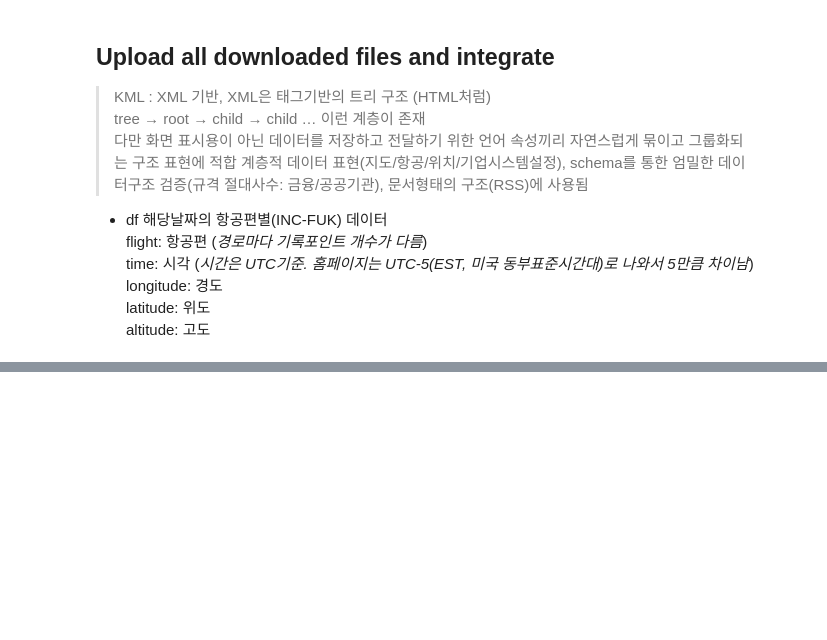
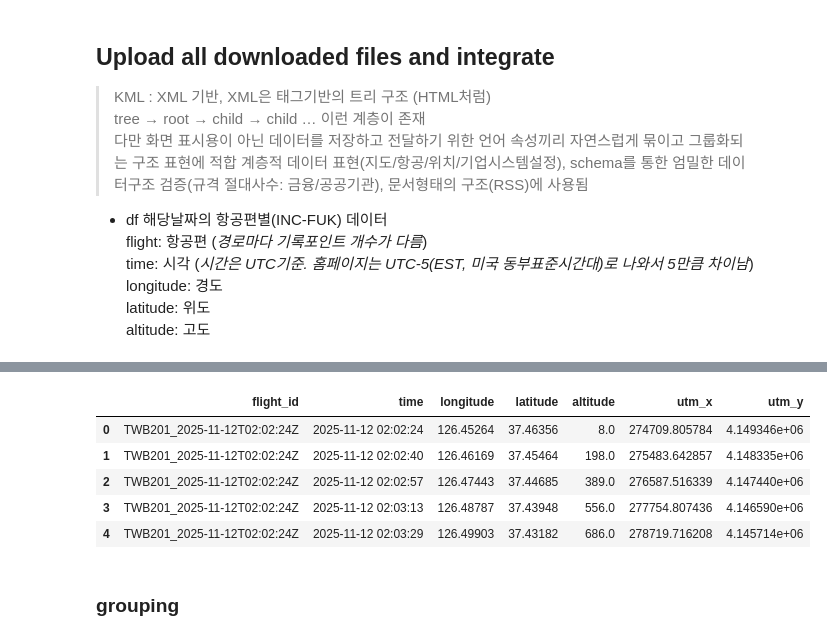
Before and after one commit to insung-hw/flight-trajectory-clustering, a Jupyter notebook: trajectory-clustering-eda.ipynb, the cells around one changed output, grey strips where cells are left out. Drawn from its saved outputs; the diff is of its cells as text; code cells hidden in the pictures; blank space fills up the shorter version.

```diff
--- a/trajectory-clustering-eda.ipynb
+++ b/trajectory-clustering-eda.ipynb
@@ -172,0 +170,3 @@ print("통합 CSV 저장 완료:", output_path)
+# %%
+folder = "/kaggle/input/flight-trajectory-icn-fuk-20251112"
+df_251112 = load_flight_data(folder)
@@ -172,0 +204,3 @@ print("통합 CSV 저장 완료:", output_path)
+# %%
+folder = "/kaggle/input/flight-trajectory-icn-fuk-20251113"
+df_251113 = load_flight_data(folder)
@@ -172,0 +250,26 @@ print("통합 CSV 저장 완료:", output_path)
+# %%
+# UTM 변환기 설정 (ICN~FUK는 UTM 52N zone이 안정적)
+transformer = Transformer.from_crs("EPSG:4326", "EPSG:32652", always_xy=True)
+
+# lat/lon → UTM x,y 변환
+utm_x = []
+utm_y = []
+
+for lon, lat in zip(train["longitude"], train["latitude"]):
+    x, y = transformer.transform(lon, lat)
+    utm_x.append(x)
+    utm_y.append(y)
+
+train["utm_x"] = utm_x
+train["utm_y"] = utm_y
+# %%
+train.head()
+# %% [output]
+|  | flight_id | time | longitude | latitude | altitude | utm_x | utm_y |
+| 0 | TWB201_2025-11-12T02:02:24Z | 2025-11-12 02:02:24 | 126.45264 | 37.46356 | 8.0 | 274709.805784 | 4.149346e+06 |
+| 1 | TWB201_2025-11-12T02:02:24Z | 2025-11-12 02:02:40 | 126.46169 | 37.45464 | 198.0 | 275483.642857 | 4.148335e+06 |
+| 2 | TWB201_2025-11-12T02:02:24Z | 2025-11-12 02:02:57 | 126.47443 | 37.44685 | 389.0 | 276587.516339 | 4.147440e+06 |
+| 3 | TWB201_2025-11-12T02:02:24Z | 2025-11-12 02:03:13 | 126.48787 | 37.43948 | 556.0 | 277754.807436 | 4.146590e+06 |
+| 4 | TWB201_2025-11-12T02:02:24Z | 2025-11-12 02:03:29 | 126.49903 | 37.43182 | 686.0 | 278719.716208 | 4.145714e+06 |
+# %% [markdown]
+### grouping
```
Also changed, not shown: parts of 51 cells of this notebook.
